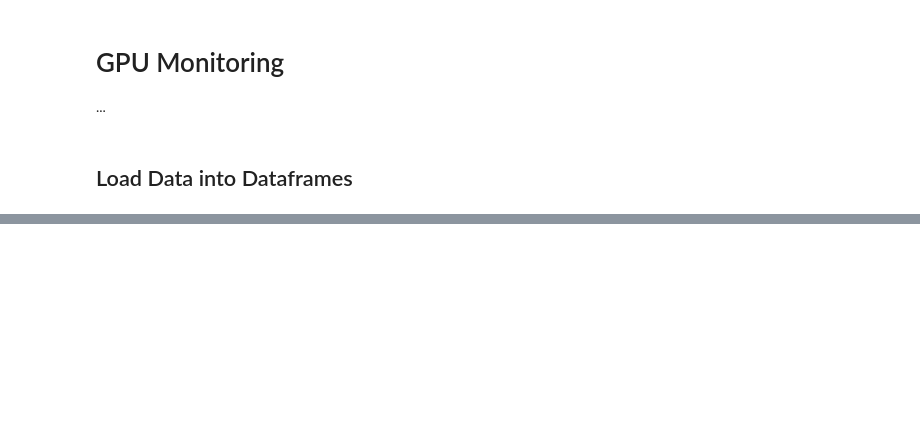
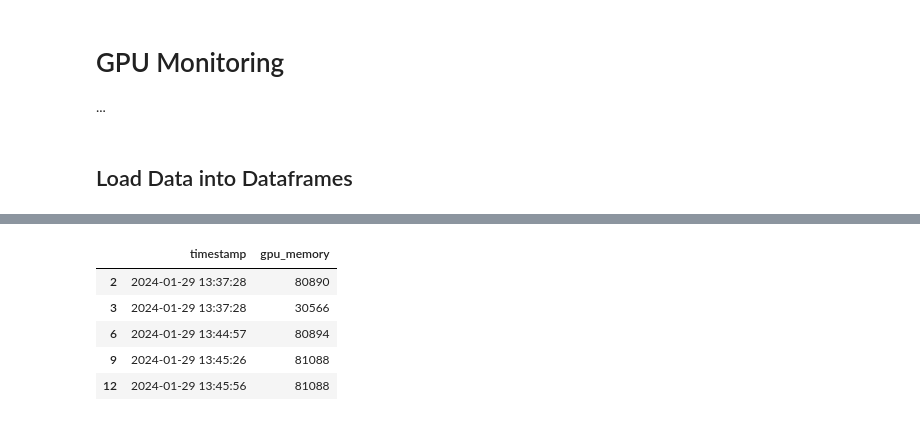
Before and after one commit to ISE-FIZKarlsruhe/gpu_monitoring, a Jupyter notebook: analysis.ipynb, the cells around one changed output, grey strips where cells are left out. Cells and saved outputs as stored; diff of their text form; code cells hidden in the pictures; blank space fills up the shorter version.

```diff
--- a/analysis.ipynb
+++ b/analysis.ipynb
@@ -93,0 +163,9 @@ Interesting analysis questions include:
+# %%
+gpu_memory_infos.head()
+# %% [output]
+|  | timestamp | gpu_memory |
+| 2 | 2024-01-29 13:37:28 | 80890 |
+| 3 | 2024-01-29 13:37:28 | 30566 |
+| 6 | 2024-01-29 13:44:57 | 80894 |
+| 9 | 2024-01-29 13:45:26 | 81088 |
+| 12 | 2024-01-29 13:45:56 | 81088 |
```
Also changed, not shown: parts of 10 cells of this notebook.
